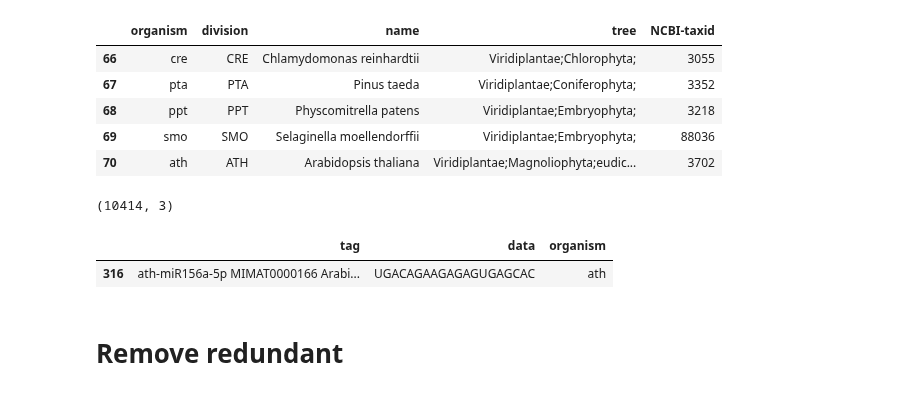
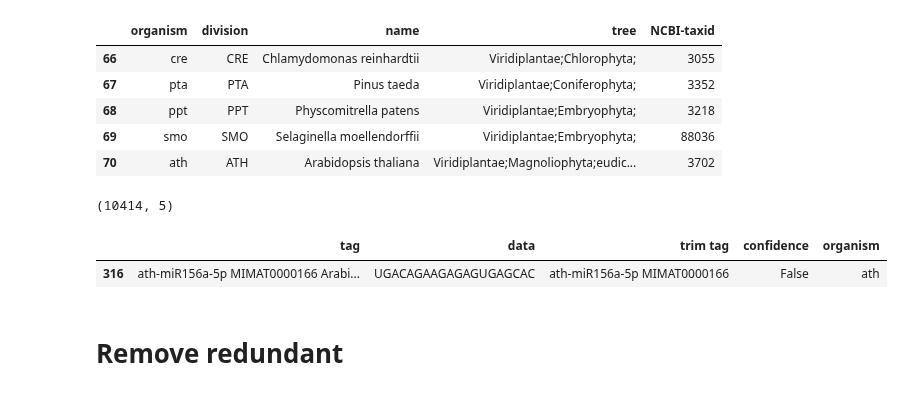
Before and after one commit to Ilia-Abolhasani/amir-p3, a Jupyter notebook: Code.ipynb, the cells around one changed output. Saved outputs shown, nothing was run; the diff lists cells and outputs as text; code cells hidden in the pictures.

```diff
--- a/Code.ipynb
+++ b/Code.ipynb
@@ -192,8 +194,10 @@ organisms.txt.gz    100%[===================>]   6.68K  --.-KB/s    in 0s
+# %%
+mature = fasta_to_df(f'./{directory}/mature.fa')
+mature_high_conf = fasta_to_df(f'./{directory}/mature_high_conf.fa')
+mature['trim tag'] = mature['tag'].apply(lambda line: ' '.join(line.split(' ')[:2]))
+mature['confidence'] = mature['trim tag'].isin(mature_high_conf['tag'])
 # %%
-df = fasta_to_df(f'./{directory}/mature.fa')
-#df = fasta_to_df(f'./{directory}/hairpin_high_conf.fa')
-#df = fasta_to_df('./Data/mature_high_conf.fa')
-df['organism'] = df['tag'].apply(lambda x: x[:3])
-print(df.shape)
-df.head(2)
+mature['organism'] = mature['tag'].apply(lambda x: x[:3])
+print(mature.shape)
+mature.head(2)
 # %% [output]
@@ -246,13 +250,13 @@ selectedTree.head(5)
 | 69 | smo | SMO | Selaginella moellendorffii | Viridiplantae;Embryophyta; | 88036 |
 | 70 | ath | ATH | Arabidopsis thaliana | Viridiplantae;Magnoliophyta;eudic... | 3702 |
 # %%
-selected = df[df['organism'].isin(selectedTree['organism'])]
+selected = mature[mature['organism'].isin(selectedTree['organism'])]
 print(selected.shape)
 selected.head(1)
 # %% [output]
-(10414, 3)
+(10414, 5)
-|  | tag | data | organism |
-| 316 | ath-miR156a-5p MIMAT0000166 Arabi... | UGACAGAAGAGAGUGAGCAC | ath |
+|  | tag | data | trim tag | confidence | organism |
+| 316 | ath-miR156a-5p MIMAT0000166 Arabi... | UGACAGAAGAGAGUGAGCAC | ath-miR156a-5p MIMAT0000166 | False | ath |
 # %%
 df_to_fasta(selected,'./Temp/mature_microRNA_queries.fasta')
 # %%
```
Also changed, not shown: parts of 34 cells of this notebook.
